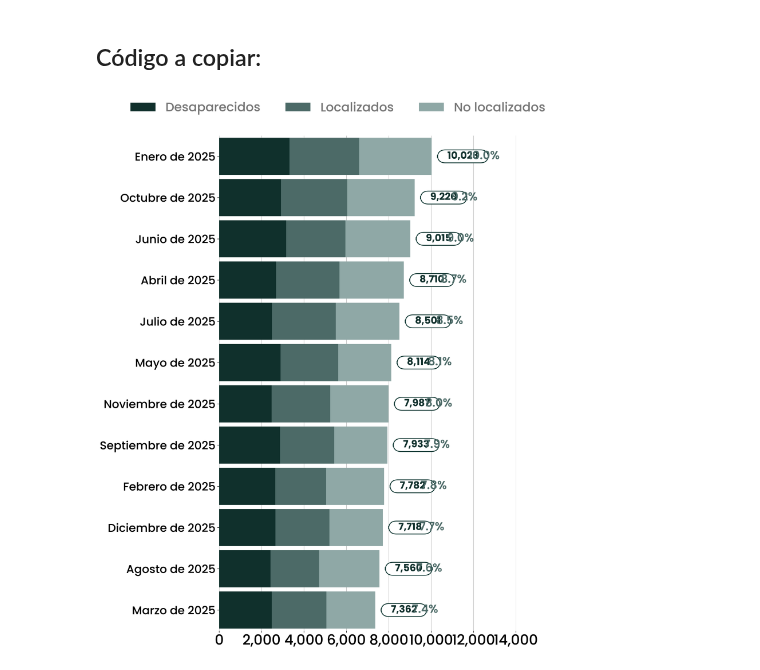
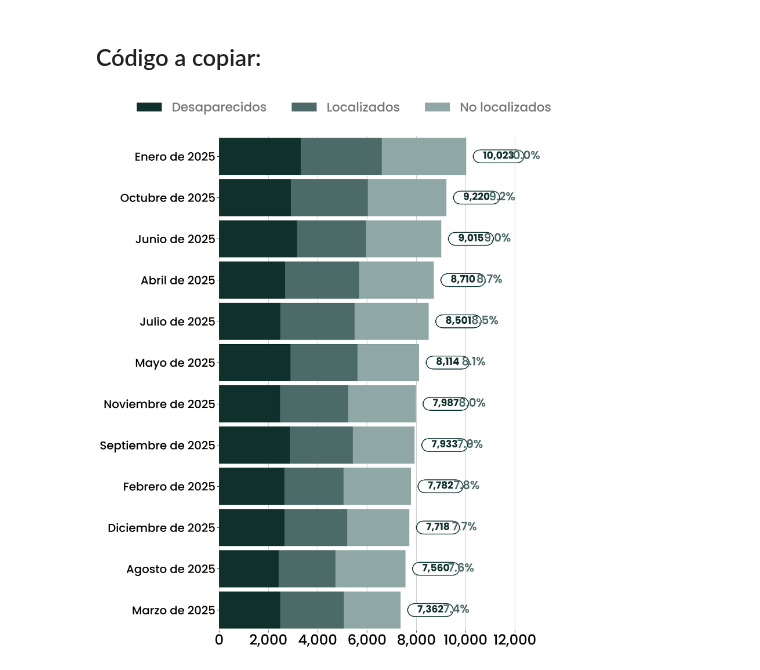
Before and after one commit to tabonitaa/graficas_gob, a Jupyter notebook: Python/barras apiladas horizontales 2/barras_apiladas_horizontales.ipynb, the cells around one changed output. Saved outputs shown, nothing was run; the diff lists cells and outputs as text; code cells hidden in the pictures.

Commit message:
Se ha corregido las etiquetas del eje X

```diff
--- a/Python/barras apiladas horizontales 2/barras_apiladas_horizontales.ipynb
+++ b/Python/barras apiladas horizontales 2/barras_apiladas_horizontales.ipynb
@@ -98,6 +98,10 @@ import matplotlib.pyplot as plt
 from matplotlib import font_manager
 from pathlib import Path
 from babel.dates import format_date
+import matplotlib.ticker as mticker
+from matplotlib.ticker import FuncFormatter
+
+
 
 def barras_apiladas_horizontales(df_long, bar_height=0.5, nombre=None, porcentaje_barra=False, valor_barra=False, porcentaje_total=False):
 
@@ -208,37 +212,51 @@ def barras_apiladas_horizontales(df_long, bar_height=0.5, nombre=None, porcentaj
     ax.set_yticks(y_positions)
     ax.set_yticklabels(entidades_formateadas, fontsize=font_config['variable_y']['size'], fontweight=font_config['variable_y']['weight'], fontfamily=font_config['family'])
     ax.invert_yaxis()
 
     # Configurar el eje X
     ax.set_xlim(0, 1.1 * x_max)
     ax.spines['top'].set_visible(False)
     ax.spines['right'].set_visible(False)
     ax.spines['left'].set_visible(False)
     ax.spines['bottom'].set_visible(False)
 
-    ax.set_xticks(ax.get_xticks())
-    ax.set_xticklabels([f"{int(tick):,}" for tick in ax.get_xticks()],
-                       fontsize=font_config['variable_x']['size'],
-                       fontweight=font_config['variable_x']['weight'],
-                       fontfamily=font_config['family'],
-                       color=font_config['variable_x']['color'])
+    #ax.set_xticks(ax.get_xticks())
+    # ax.set_xticklabels([f"{int(tick):,}" for tick in ax.get_xticks()],
+    #                    fontsize=font_config['variable_x']['size'],
+    #                    fontweight=font_config['variable_x']['weight'],
+    #                    fontfamily=font_config['family'],
+    #                    color=font_config['variable_x']['color'])
+
+    # Usar MaxNLocator para ajustar automáticamente la cantidad de ticks
+    ax.xaxis.set_major_locator(mticker.MaxNLocator(nbins='auto', steps=[1, 2, 5, 10]))
+
+    # Usar FuncFormatter para formatear los ticks del eje X
+    ax.xaxis.set_major_formatter(FuncFormatter(lambda x, _: f"{int(x):,}"))
+
+    # Ajustar el tamaño y estilo de las etiquetas del eje X
+    plt.setp(ax.get_xticklabels(),
+             fontsize=font_config['variable_x']['size'],
+             fontweight=font_config['variable_x']['weight'],
+             fontfamily=font_config['family'],
+             color=font_config['variable_x']['color'])
+
 
     # Agregar la cuadrícula
     ax.grid(visible=True, axis='x', color='#B9B9B9', linewidth=0.75, linestyle='-')
 
     # Configurar la leyenda
     ax.legend(fontsize=font_config['leyenda']['size'], loc='lower center', bbox_to_anchor=(0.4, 1.02), ncol=len(df_pivot.columns), frameon=False,
               prop=font_manager.FontProperties(family=font_config['family'], size=font_config['leyenda']['size'], weight=font_config['leyenda']['weight']),
               labelcolor=font_config['leyenda']['color'])
 
     plt.tight_layout()
 
     # Guardar la gráfica
     plt.savefig(f"{nombre_df}.svg", format='svg', bbox_inches='tight', dpi=300)
     plt.savefig(f"{nombre_df}.png", format='png', bbox_inches='tight', dpi=300)
     plt.show()
 
 #barras_apiladas_horizontales(forzada_delitos_long, nombre="forzada_delitos", bar_height=0.9, valor_barra=False, porcentaje_barra=False, porcentaje_total=True)
 barras_apiladas_horizontales(df_fechas_long, nombre="df_fechas_long", bar_height=0.9, valor_barra=False, porcentaje_barra=False, porcentaje_total=True)
 # %% [output]
-[figure, old version]
+[figure, new version]
```
Also changed, not shown: 2 other files.
